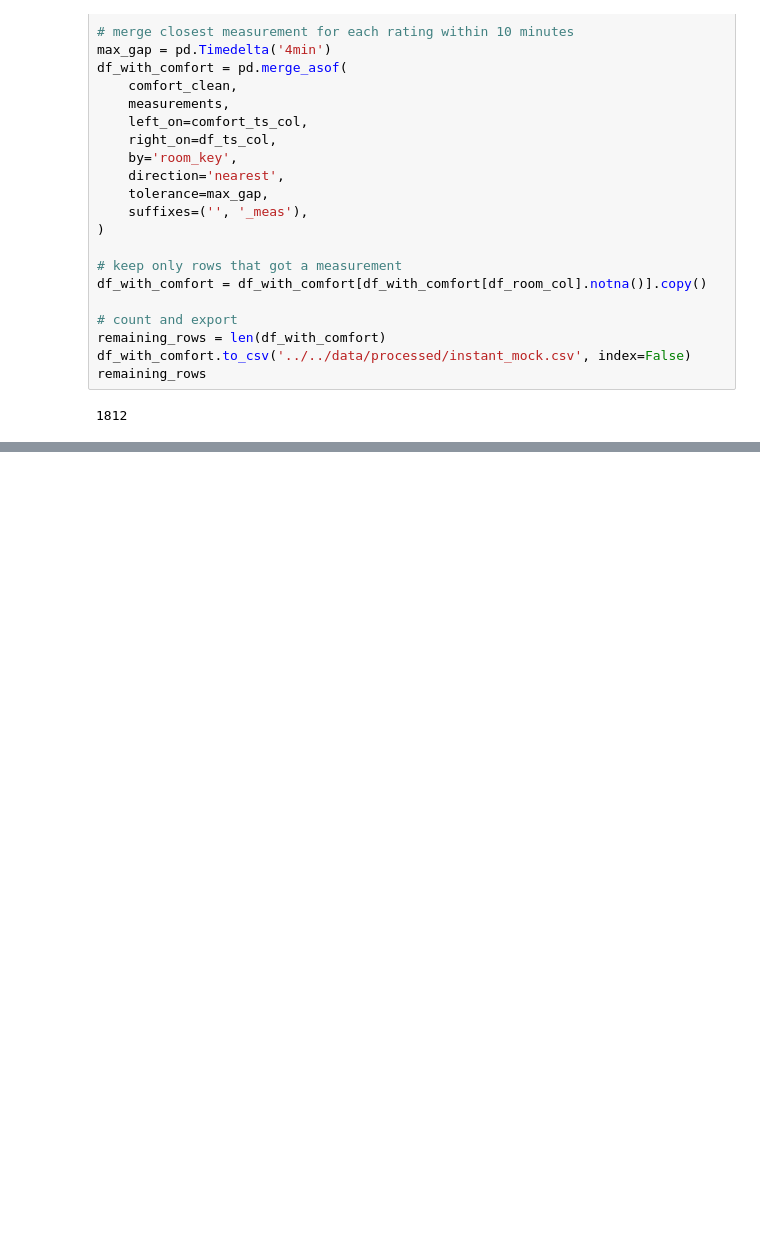
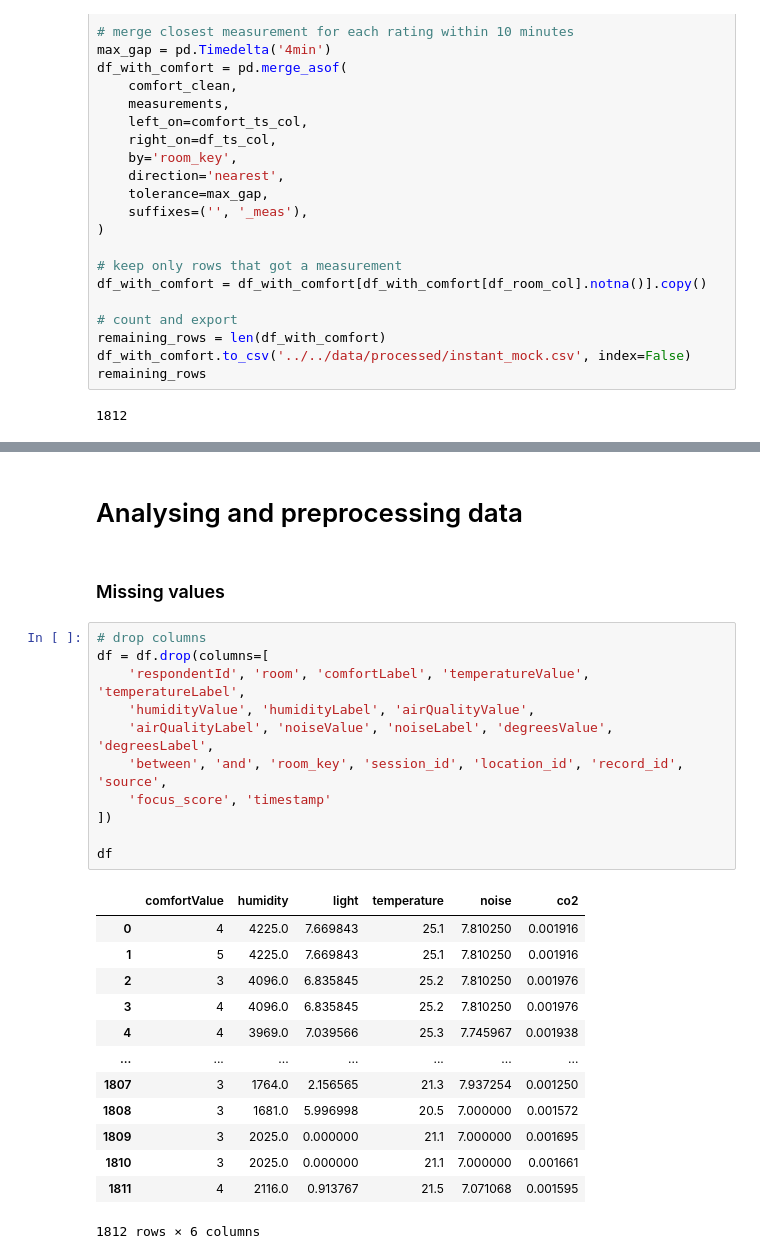
Before and after one commit to SEP4Real/SEP4, a Jupyter notebook: MAL/notebooks/data_related/4_instant_data_analysis.ipynb, the cells around one changed output, grey strips where cells are left out. Drawn from its saved outputs; the diff is of its cells as text; blank space fills up the shorter version.

```diff
--- a/MAL/notebooks/data_related/4_instant_data_analysis.ipynb
+++ b/MAL/notebooks/data_related/4_instant_data_analysis.ipynb
@@ -85,0 +110,29 @@ remaining_rows
+# %% [markdown]
+# Analysing and preprocessing data
+# %% [markdown]
+### Missing values
+# %%
+# drop columns
+df = df.drop(columns=[
+    'respondentId', 'room', 'comfortLabel', 'temperatureValue', 'temperatureLabel',
+    'humidityValue', 'humidityLabel', 'airQualityValue',
+    'airQualityLabel', 'noiseValue', 'noiseLabel', 'degreesValue', 'degreesLabel',
+    'between', 'and', 'room_key', 'session_id', 'location_id', 'record_id', 'source',
+    'focus_score', 'timestamp'
+])
+
+df
+# %% [output]
+|  | comfortValue | humidity | light | temperature | noise | co2 |
+| 0 | 4 | 4225.0 | 7.669843 | 25.1 | 7.810250 | 0.001916 |
+| 1 | 5 | 4225.0 | 7.669843 | 25.1 | 7.810250 | 0.001916 |
+| 2 | 3 | 4096.0 | 6.835845 | 25.2 | 7.810250 | 0.001976 |
+| 3 | 4 | 4096.0 | 6.835845 | 25.2 | 7.810250 | 0.001976 |
+| 4 | 4 | 3969.0 | 7.039566 | 25.3 | 7.745967 | 0.001938 |
+| ... | ... | ... | ... | ... | ... | ... |
+| 1807 | 3 | 1764.0 | 2.156565 | 21.3 | 7.937254 | 0.001250 |
+| 1808 | 3 | 1681.0 | 5.996998 | 20.5 | 7.000000 | 0.001572 |
+| 1809 | 3 | 2025.0 | 0.000000 | 21.1 | 7.000000 | 0.001695 |
+| 1810 | 3 | 2025.0 | 0.000000 | 21.1 | 7.000000 | 0.001661 |
+| 1811 | 4 | 2116.0 | 0.913767 | 21.5 | 7.071068 | 0.001595 |
+1812 rows × 6 columns
```
Also changed, not shown: parts of 7 cells of this notebook, 2 other files.
